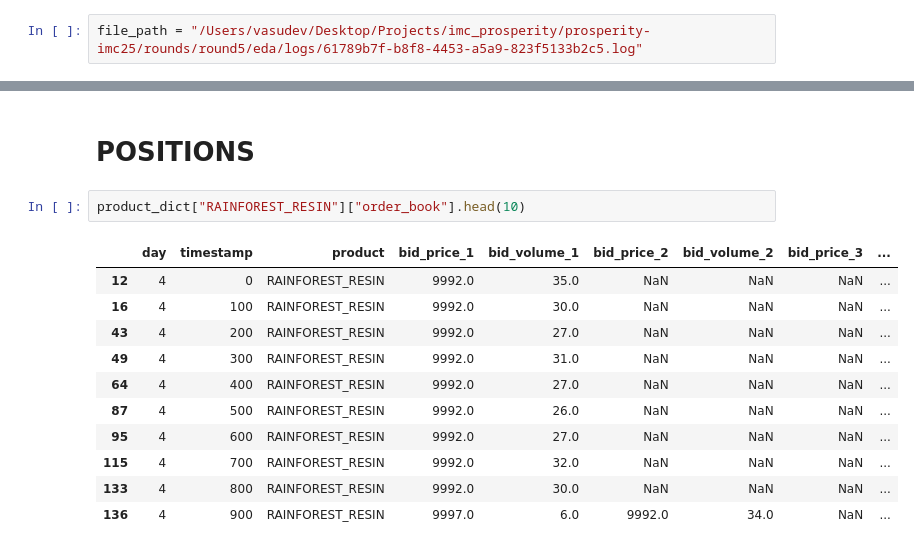
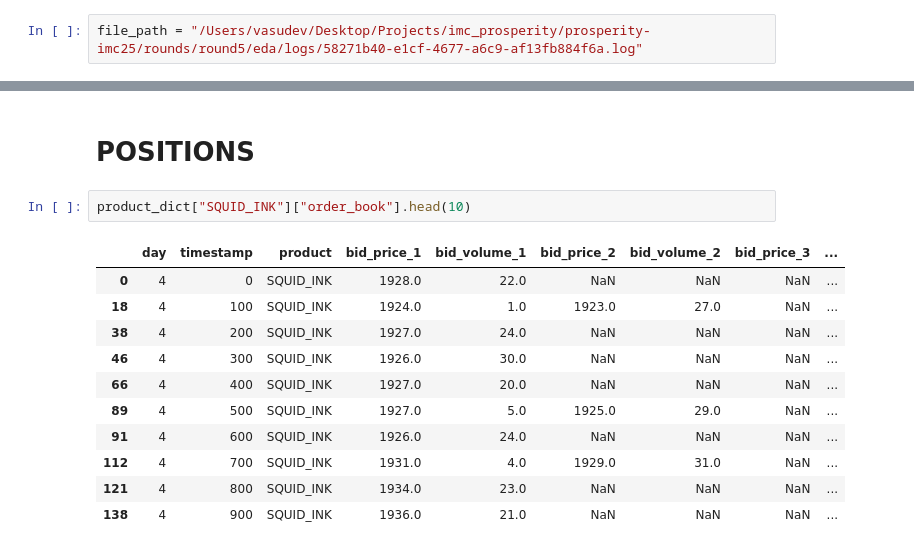
Before and after one commit to shank959/prosperity-imc25, a Jupyter notebook: rounds/round5/eda/round_5_log_eda.ipynb, the cells around one changed output, grey strips where cells are left out. Cells and saved outputs as stored; diff of their text form.

```diff
--- a/rounds/round5/eda/round_5_log_eda.ipynb
+++ b/rounds/round5/eda/round_5_log_eda.ipynb
@@ -16,7 +16,7 @@ from io import StringIO
 import matplotlib.pyplot as plt
 from collections import defaultdict
 # %%
-file_path = "/Users/vasudev/Desktop/Projects/imc_prosperity/prosperity-imc25/rounds/round5/eda/logs/61789b7f-b8f8-4453-a5a9-823f5133b2c5.log"
+file_path = "/Users/vasudev/Desktop/Projects/imc_prosperity/prosperity-imc25/rounds/round5/eda/logs/58271b40-e1cf-4677-a6c9-af13fb884f6a.log"
 # %%
 @dataclass
 class Trade:
@@ -123,19 +123,19 @@ Length of product_dict: 15
 # %% [markdown]
 # POSITIONS
 # %%
-product_dict["RAINFOREST_RESIN"]["order_book"].head(10)
+product_dict["SQUID_INK"]["order_book"].head(10)
 # %% [output]
 |  | day | timestamp | product | bid_price_1 | bid_volume_1 | bid_price_2 | bid_volume_2 | bid_price_3 | ... |
-| 12 | 4 | 0 | RAINFOREST_RESIN | 9992.0 | 35.0 | NaN | NaN | NaN | ... |
-| 16 | 4 | 100 | RAINFOREST_RESIN | 9992.0 | 30.0 | NaN | NaN | NaN | ... |
-| 43 | 4 | 200 | RAINFOREST_RESIN | 9992.0 | 27.0 | NaN | NaN | NaN | ... |
-| 49 | 4 | 300 | RAINFOREST_RESIN | 9992.0 | 31.0 | NaN | NaN | NaN | ... |
-| 64 | 4 | 400 | RAINFOREST_RESIN | 9992.0 | 27.0 | NaN | NaN | NaN | ... |
-| 87 | 4 | 500 | RAINFOREST_RESIN | 9992.0 | 26.0 | NaN | NaN | NaN | ... |
-| 95 | 4 | 600 | RAINFOREST_RESIN | 9992.0 | 27.0 | NaN | NaN | NaN | ... |
-| 115 | 4 | 700 | RAINFOREST_RESIN | 9992.0 | 32.0 | NaN | NaN | NaN | ... |
-| 133 | 4 | 800 | RAINFOREST_RESIN | 9992.0 | 30.0 | NaN | NaN | NaN | ... |
-| 136 | 4 | 900 | RAINFOREST_RESIN | 9997.0 | 6.0 | 9992.0 | 34.0 | NaN | ... |
+| 0 | 4 | 0 | SQUID_INK | 1928.0 | 22.0 | NaN | NaN | NaN | ... |
+| 18 | 4 | 100 | SQUID_INK | 1924.0 | 1.0 | 1923.0 | 27.0 | NaN | ... |
+| 38 | 4 | 200 | SQUID_INK | 1927.0 | 24.0 | NaN | NaN | NaN | ... |
+| 46 | 4 | 300 | SQUID_INK | 1926.0 | 30.0 | NaN | NaN | NaN | ... |
+| 66 | 4 | 400 | SQUID_INK | 1927.0 | 20.0 | NaN | NaN | NaN | ... |
+| 89 | 4 | 500 | SQUID_INK | 1927.0 | 5.0 | 1925.0 | 29.0 | NaN | ... |
+| 91 | 4 | 600 | SQUID_INK | 1926.0 | 24.0 | NaN | NaN | NaN | ... |
+| 112 | 4 | 700 | SQUID_INK | 1931.0 | 4.0 | 1929.0 | 31.0 | NaN | ... |
+| 121 | 4 | 800 | SQUID_INK | 1934.0 | 23.0 | NaN | NaN | NaN | ... |
+| 138 | 4 | 900 | SQUID_INK | 1936.0 | 21.0 | NaN | NaN | NaN | ... |
 # %%
 plt.figure(figsize=(15, 8))
 
```
Also changed, not shown: parts of 6 cells of this notebook, 2 other files.
